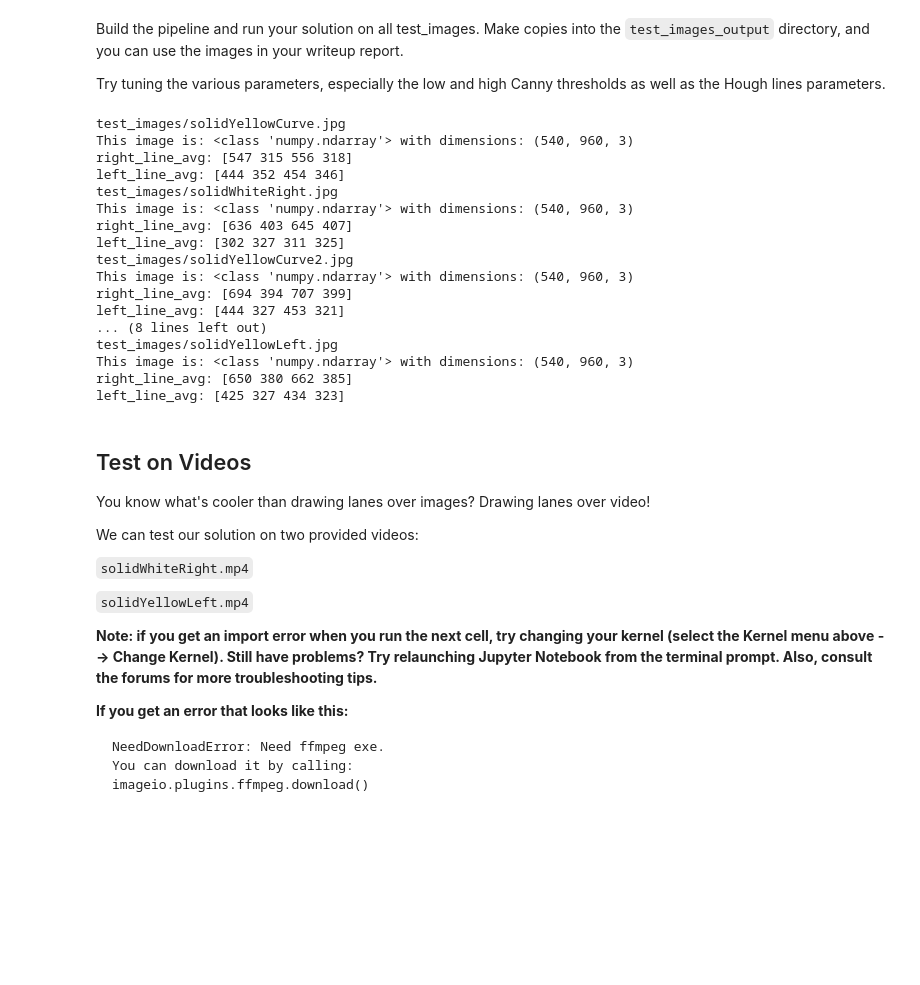
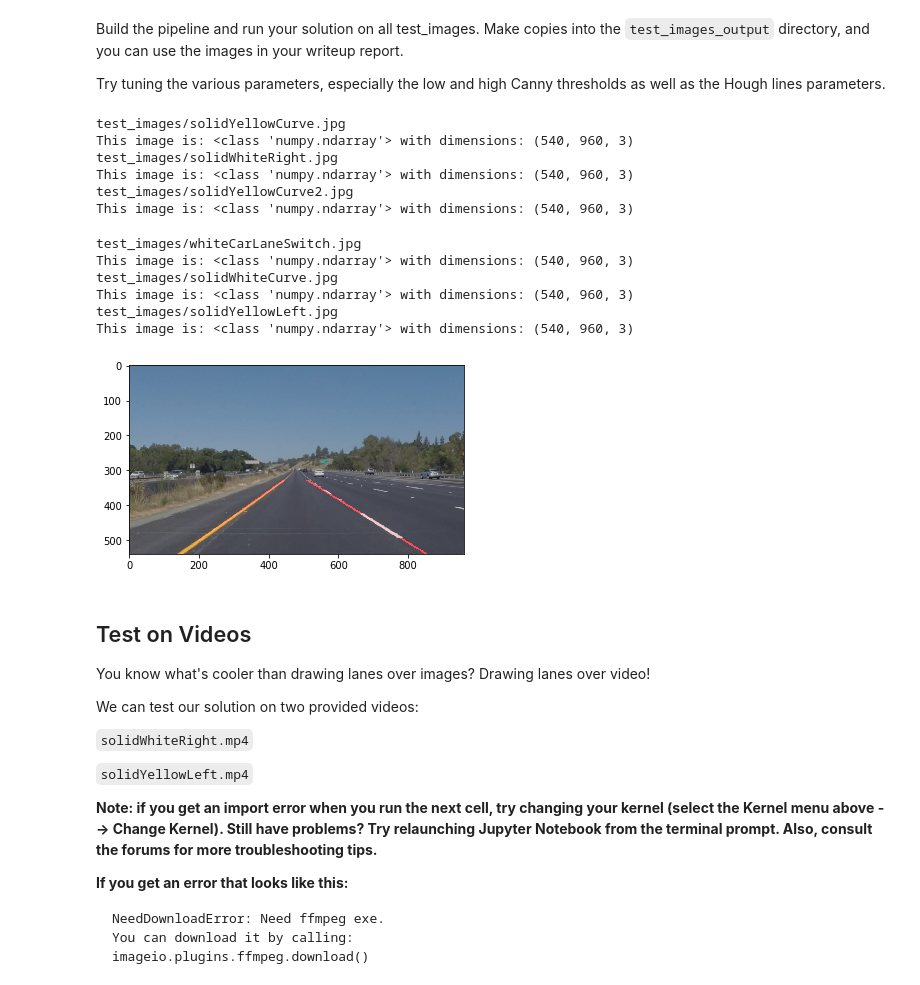
Before and after one commit to patdring/CarND-FindingLaneLinesOnTheRoad, a Jupyter notebook: P1.ipynb, the cells around one changed output. Saved outputs shown, nothing was run; the diff lists cells and outputs as text; code cells hidden in the pictures; blank space fills up the shorter version.

Commit message:
Improved draw_line func. to draw single line (for left and right), adjusted pipeline parameters

```diff
--- a/P1.ipynb
+++ b/P1.ipynb
@@ -227,13 +234,13 @@ def detect_line_segments_dbg(img, image_name):
     gray_image = grayscale(img)
     mpimg.imsave('test_images_output/intermediate_stages/'+image_name+'_gray_image', gray_image, format="jpg", cmap='gray')
 
-    blur_image = gaussian_blur(gray_image, 7)
+    blur_image = gaussian_blur(gray_image, 5)
     mpimg.imsave('test_images_output/intermediate_stages/'+image_name+'_blur_image', blur_image, format="jpg", cmap='gray')
 
-    canny_image = canny(blur_image, 100, 150)
+    canny_image = canny(blur_image, 100, 200)
     mpimg.imsave('test_images_output/intermediate_stages/'+image_name+'_canny_image', canny_image, format="jpg", cmap='gray')
 
-    hough_image = hough_lines(canny_image, 1, np.pi/180, 1, 5, 1)
+    hough_image = hough_lines(canny_image, 0.8, np.pi/180, 25, 50, 200)
     mpimg.imsave('test_images_output/intermediate_stages/'+image_name+'_hough_image', hough_image, format="jpg", cmap='gray')
 
     roi_pts = np.array([[(380,330),(0, 540), (960, 540), (580,330)]], dtype=np.int32)
@@ -249,47 +256,43 @@ def detect_line_segments(img):
 
     blur_image = gaussian_blur(gray_image, 7)
 
-    canny_image = canny(blur_image, 100, 150)
+    canny_image = canny(blur_image, 100, 200)
 
-    hough_image = hough_lines(canny_image, 1, np.pi/180, 1, 5, 1)
+    hough_image = hough_lines(canny_image, 0.8, np.pi/180, 25, 50, 200)
 
     roi_pts = np.array([[(380,330),(0, 540), (960, 540), (580,330)]], dtype=np.int32)
     masked_image = region_of_interest(hough_image, np.int32(roi_pts))
 
     segment_image = weighted_img(masked_image, img, α=0.8, β=1., γ=0.)
 
     return segment_image
 
 test_images = os.listdir("test_images/")
 for test_image_name in test_images:
     print ('test_images/'+test_image_name)
     image = mpimg.imread('test_images/'+test_image_name)
     #printing out some stats and plotting
     print('This image is:', type(image), 'with dimensions:', image.shape)
 
     # Todo: Add pipeline here
     line_segment_image = detect_line_segments_dbg(image, test_image_name)
 
     mpimg.imsave('test_images_output/'+test_image_name, line_segment_image, format="jpg")
-    #plt.imshow(image)  # if you wanted to show a single color channel image called 'gray', for example, call as plt.imshow(gray, cmap='gray')
+    plt.imshow(line_segment_image)  # if you wanted to show a single color channel image called 'gray', for example, call as plt.imshow(gray, cmap='gray')
 # %% [output]
 test_images/solidYellowCurve.jpg
 This image is: <class 'numpy.ndarray'> with dimensions: (540, 960, 3)
-right_line_avg: [547 315 556 318]
-left_line_avg: [444 352 454 346]
 test_images/solidWhiteRight.jpg
 This image is: <class 'numpy.ndarray'> with dimensions: (540, 960, 3)
-right_line_avg: [636 403 645 407]
-left_line_avg: [302 327 311 325]
 test_images/solidYellowCurve2.jpg
 This image is: <class 'numpy.ndarray'> with dimensions: (540, 960, 3)
-right_line_avg: [694 394 707 399]
-left_line_avg: [444 327 453 321]
-... (8 lines left out)
-test_images/solidYellowLeft.jpg
-This image is: <class 'numpy.ndarray'> with dimensions: (540, 960, 3)
-right_line_avg: [650 380 662 385]
-left_line_avg: [425 327 434 323]
+test_images/whiteCarLaneSwitch.jpg
+This image is: <class 'numpy.ndarray'> with dimensions: (540, 960, 3)
+test_images/solidWhiteCurve.jpg
+This image is: <class 'numpy.ndarray'> with dimensions: (540, 960, 3)
+test_images/solidYellowLeft.jpg
+This image is: <class 'numpy.ndarray'> with dimensions: (540, 960, 3)
+[figure, added]
 # %% [markdown]
 ## Test on Videos
 
```
Also changed, not shown: parts of 5 cells of this notebook, 35 other files.
